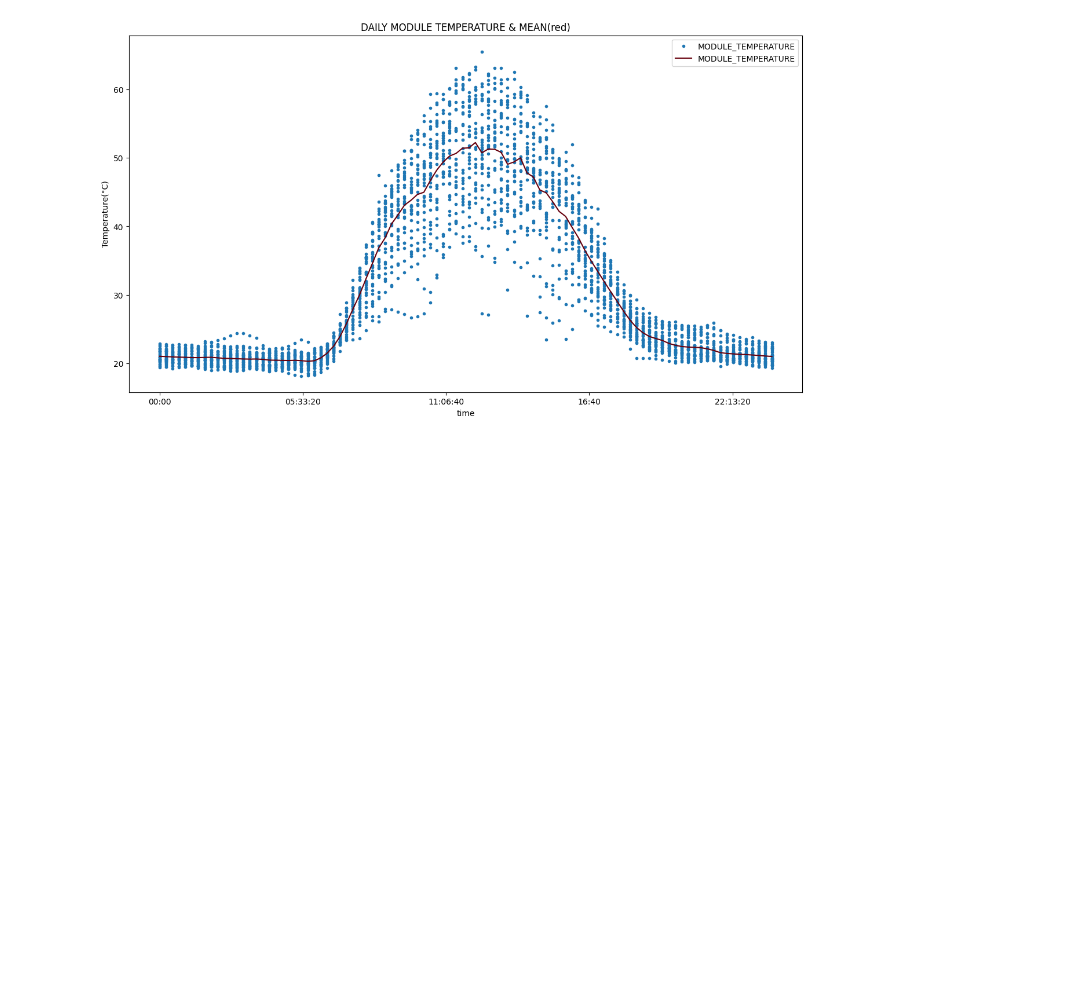
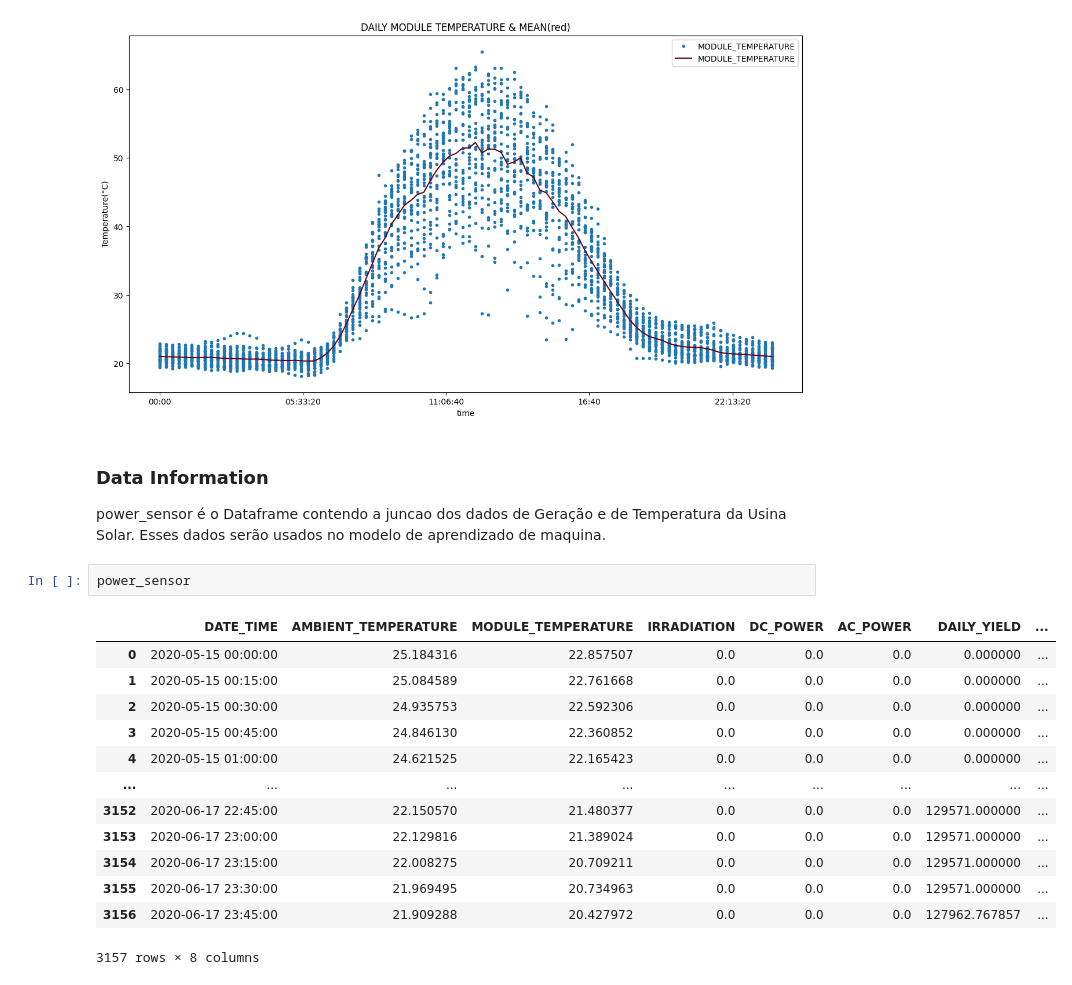
Before and after one commit to FelipeSteudel/Felipe_Steudel-Strategic_Thinking-CA2, a Jupyter notebook: Felipe Steudel - CA2 - Strategic Thinking - HDip in Data Analytics.ipynb, the cells around one changed output. Cells and saved outputs as stored; diff of their text form; blank space fills up the shorter version.

```diff
--- a/Felipe Steudel - CA2 - Strategic Thinking - HDip in Data Analytics.ipynb
+++ b/Felipe Steudel - CA2 - Strategic Thinking - HDip in Data Analytics.ipynb
@@ -537,3 +537,23 @@ plt.ylabel('Temperature(°C)')
 # %% [output]
 Text(0, 0.5, 'Temperature(°C)')
 [figure]
+# %% [markdown]
+### Data Information
+
+power_sensor é o Dataframe contendo a juncao dos dados de Geração e de Temperatura da Usina Solar. Esses dados serão usados no modelo de aprendizado de maquina.
+# %%
+power_sensor
+# %% [output]
+|  | DATE_TIME | AMBIENT_TEMPERATURE | MODULE_TEMPERATURE | IRRADIATION | DC_POWER | AC_POWER | DAILY_YIELD | ... |
+| 0 | 2020-05-15 00:00:00 | 25.184316 | 22.857507 | 0.0 | 0.0 | 0.0 | 0.000000 | ... |
+| 1 | 2020-05-15 00:15:00 | 25.084589 | 22.761668 | 0.0 | 0.0 | 0.0 | 0.000000 | ... |
+| 2 | 2020-05-15 00:30:00 | 24.935753 | 22.592306 | 0.0 | 0.0 | 0.0 | 0.000000 | ... |
+| 3 | 2020-05-15 00:45:00 | 24.846130 | 22.360852 | 0.0 | 0.0 | 0.0 | 0.000000 | ... |
+| 4 | 2020-05-15 01:00:00 | 24.621525 | 22.165423 | 0.0 | 0.0 | 0.0 | 0.000000 | ... |
+| ... | ... | ... | ... | ... | ... | ... | ... | ... |
+| 3152 | 2020-06-17 22:45:00 | 22.150570 | 21.480377 | 0.0 | 0.0 | 0.0 | 129571.000000 | ... |
+| 3153 | 2020-06-17 23:00:00 | 22.129816 | 21.389024 | 0.0 | 0.0 | 0.0 | 129571.000000 | ... |
+| 3154 | 2020-06-17 23:15:00 | 22.008275 | 20.709211 | 0.0 | 0.0 | 0.0 | 129571.000000 | ... |
+| 3155 | 2020-06-17 23:30:00 | 21.969495 | 20.734963 | 0.0 | 0.0 | 0.0 | 129571.000000 | ... |
+| 3156 | 2020-06-17 23:45:00 | 21.909288 | 20.427972 | 0.0 | 0.0 | 0.0 | 127962.767857 | ... |
+3157 rows × 8 columns
```
Also changed, not shown: parts of 7 cells of this notebook.
